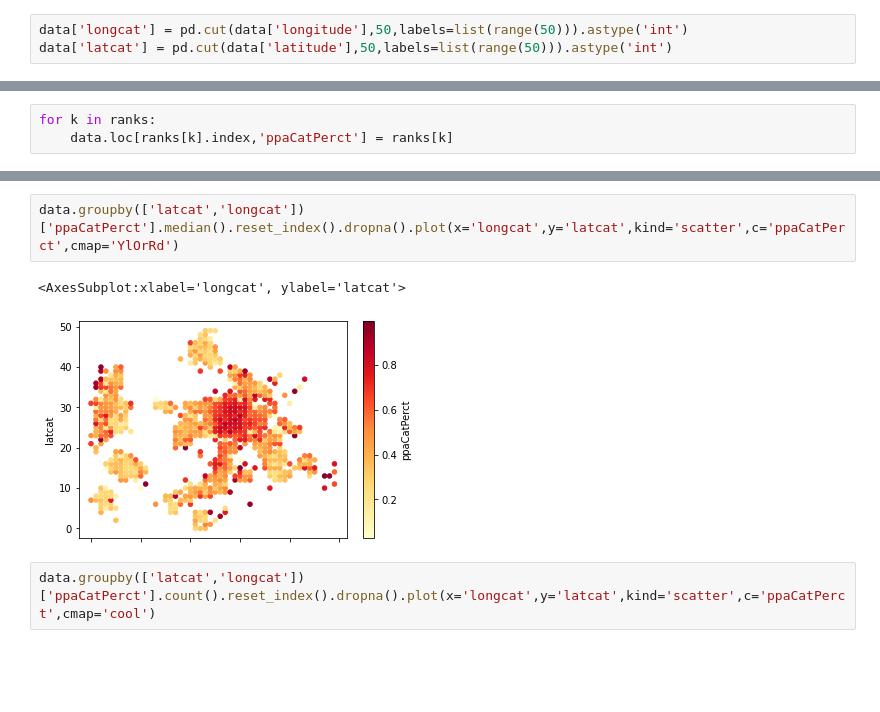
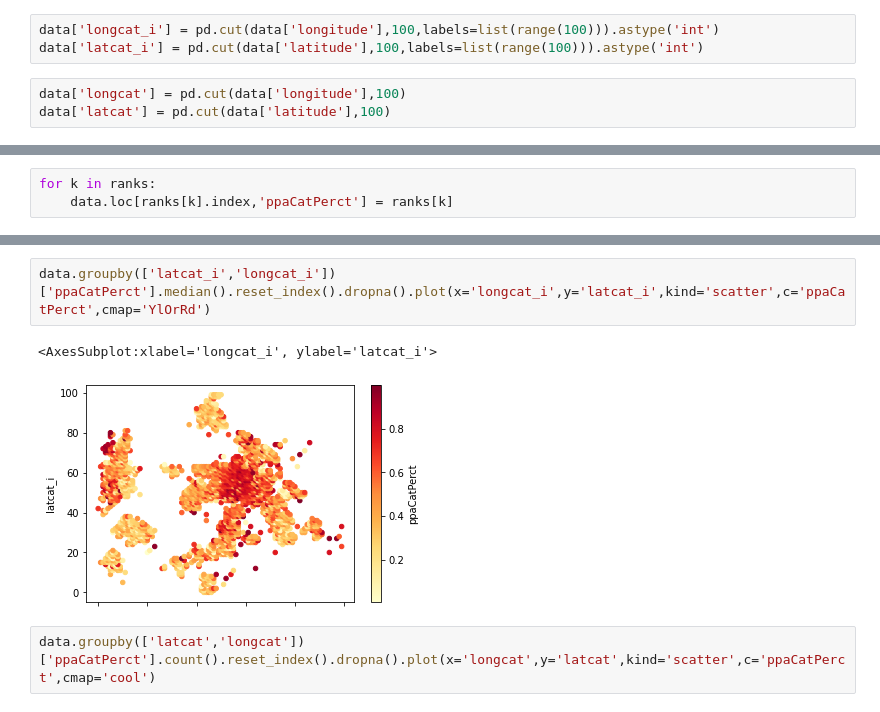
Before and after one commit to maufonsecasdfg/amsterdam_rent, a Jupyter notebook: prepare_data.ipynb, the cells around one changed output, grey strips where cells are left out. Saved outputs shown, nothing was run; the diff lists cells and outputs as text; blank space fills up the shorter version.

```diff
--- a/prepare_data.ipynb
+++ b/prepare_data.ipynb
@@ -239,5 +264,8 @@ sns.scatterplot(data=data,x='surface',y='price')
 <AxesSubplot:xlabel='surface', ylabel='price'>
 [figure]
 # %%
-data['longcat'] = pd.cut(data['longitude'],50,labels=list(range(50))).astype('int')
-data['latcat'] = pd.cut(data['latitude'],50,labels=list(range(50))).astype('int')
+data['longcat_i'] = pd.cut(data['longitude'],100,labels=list(range(100))).astype('int')
+data['latcat_i'] = pd.cut(data['latitude'],100,labels=list(range(100))).astype('int')
+# %%
+data['longcat'] = pd.cut(data['longitude'],100)
+data['latcat'] = pd.cut(data['latitude'],100)
@@ -292,8 +369,8 @@ data.groupby(['latcat','longcat'])[['latitude','longitude']].mean()
 # %%
-data.groupby(['latcat','longcat'])['ppaCatPerct'].median().reset_index().dropna().plot(x='longcat',y='latcat',kind='scatter',c='ppaCatPerct',cmap='YlOrRd')
+data.groupby(['latcat_i','longcat_i'])['ppaCatPerct'].median().reset_index().dropna().plot(x='longcat_i',y='latcat_i',kind='scatter',c='ppaCatPerct',cmap='YlOrRd')
 # %% [output]
-<AxesSubplot:xlabel='longcat', ylabel='latcat'>
+<AxesSubplot:xlabel='longcat_i', ylabel='latcat_i'>
-[figure, old version]
+[figure, new version]
 # %%
 data.groupby(['latcat','longcat'])['ppaCatPerct'].count().reset_index().dropna().plot(x='longcat',y='latcat',kind='scatter',c='ppaCatPerct',cmap='cool')
 # %% [output]
```
Also changed, not shown: parts of 16 cells of this notebook, 10 other files.
